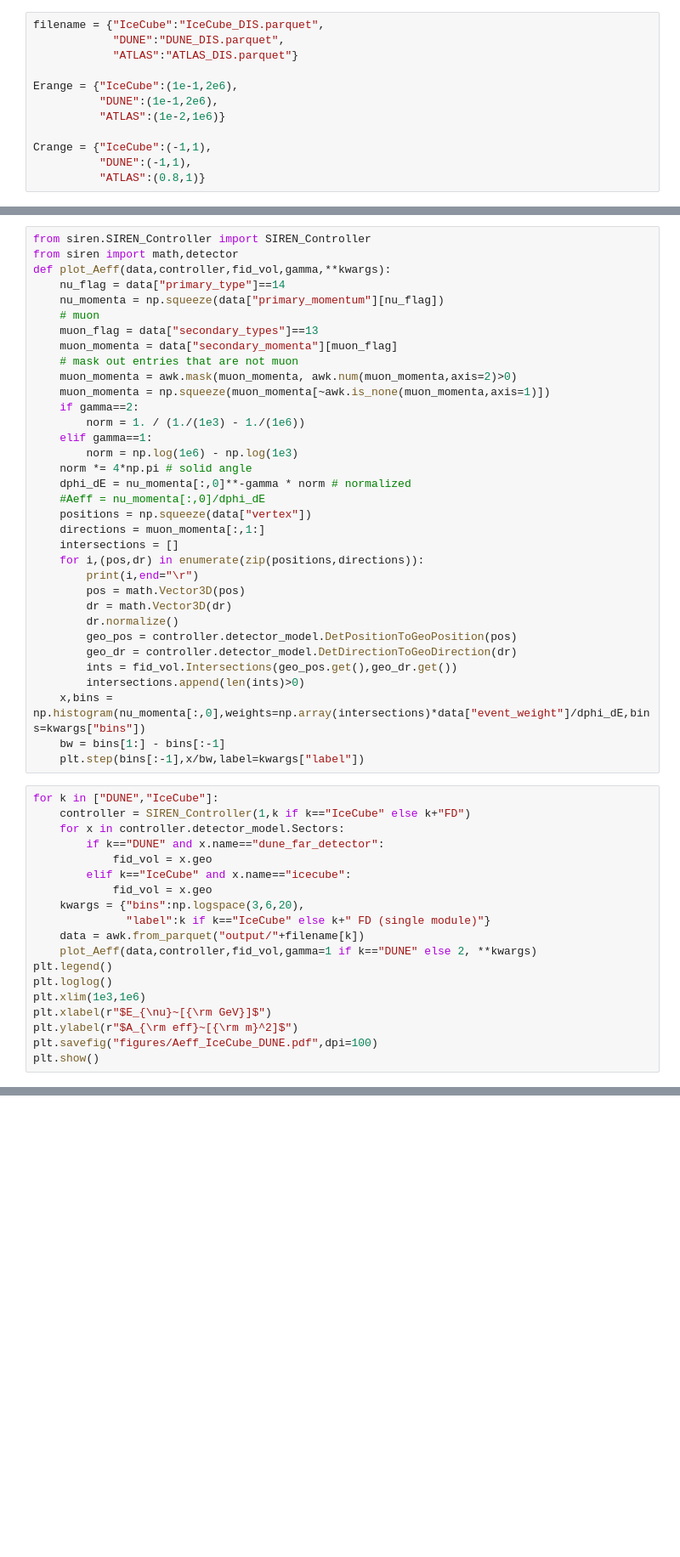
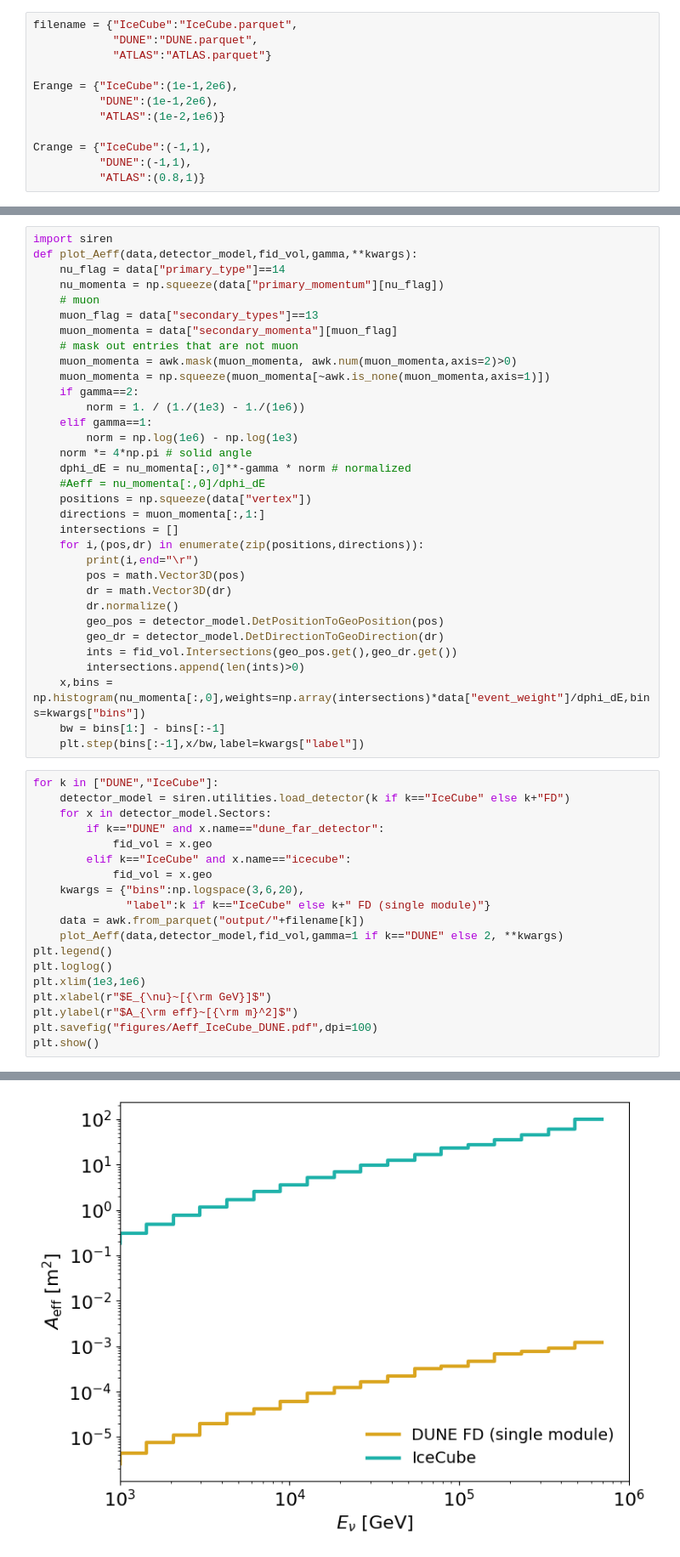
Before and after one commit to Harvard-Neutrino/SIREN, a Jupyter notebook: resources/examples/example1/PaperPlots.ipynb, the cells around one changed output, grey strips where cells are left out. Shown at 85% size. Saved outputs shown, nothing was run; the diff lists cells and outputs as text; blank space fills up the shorter version.

```diff
--- a/resources/examples/example1/PaperPlots.ipynb
+++ b/resources/examples/example1/PaperPlots.ipynb
@@ -9,9 +9,9 @@ import os
 try: os.mkdir("figures")
 except FileExistsError: pass
 # %%
-filename = {"IceCube":"IceCube_DIS.parquet",
-            "DUNE":"DUNE_DIS.parquet",
-            "ATLAS":"ATLAS_DIS.parquet"}
+filename = {"IceCube":"IceCube.parquet",
+            "DUNE":"DUNE.parquet",
+            "ATLAS":"ATLAS.parquet"}
 
 Erange = {"IceCube":(1e-1,2e6),
           "DUNE":(1e-1,2e6),
@@ -206,7 +219,6 @@ for k in filename.keys():
 # %%
-from siren.SIREN_Controller import SIREN_Controller
-from siren import math,detector
-def plot_Aeff(data,controller,fid_vol,gamma,**kwargs):
+import siren
+def plot_Aeff(data,detector_model,fid_vol,gamma,**kwargs):
     nu_flag = data["primary_type"]==14
     nu_momenta = np.squeeze(data["primary_momentum"][nu_flag])
     # muon
@@ -230,8 +242,8 @@ def plot_Aeff(data,controller,fid_vol,gamma,**kwargs):
         pos = math.Vector3D(pos)
         dr = math.Vector3D(dr)
         dr.normalize()
-        geo_pos = controller.detector_model.DetPositionToGeoPosition(pos)
-        geo_dr = controller.detector_model.DetDirectionToGeoDirection(dr)
+        geo_pos = detector_model.DetPositionToGeoPosition(pos)
+        geo_dr = detector_model.DetDirectionToGeoDirection(dr)
         ints = fid_vol.Intersections(geo_pos.get(),geo_dr.get())
         intersections.append(len(ints)>0)
     x,bins = np.histogram(nu_momenta[:,0],weights=np.array(intersections)*data["event_weight"]/dphi_dE,bins=kwargs["bins"])
@@ -239,8 +251,8 @@ def plot_Aeff(data,controller,fid_vol,gamma,**kwargs):
     plt.step(bins[:-1],x/bw,label=kwargs["label"])
 # %%
 for k in ["DUNE","IceCube"]:
-    controller = SIREN_Controller(1,k if k=="IceCube" else k+"FD")
-    for x in controller.detector_model.Sectors:
+    detector_model = siren.utilities.load_detector(k if k=="IceCube" else k+"FD")
+    for x in detector_model.Sectors:
         if k=="DUNE" and x.name=="dune_far_detector":
             fid_vol = x.geo
         elif k=="IceCube" and x.name=="icecube":
@@ -248,7 +260,7 @@ for k in ["DUNE","IceCube"]:
     kwargs = {"bins":np.logspace(3,6,20),
               "label":k if k=="IceCube" else k+" FD (single module)"}
     data = awk.from_parquet("output/"+filename[k])
-    plot_Aeff(data,controller,fid_vol,gamma=1 if k=="DUNE" else 2, **kwargs)
+    plot_Aeff(data,detector_model,fid_vol,gamma=1 if k=="DUNE" else 2, **kwargs)
 plt.legend()
 plt.loglog()
 plt.xlim(1e3,1e6)
@@ -256,3 +268,4 @@ plt.xlabel(r"$E_{\nu}~[{\rm GeV}]$")
 plt.ylabel(r"$A_{\rm eff}~[{\rm m}^2]$")
 plt.savefig("figures/Aeff_IceCube_DUNE.pdf",dpi=100)
 plt.show()
+# %% [output]
@@ -259,3 +273,4 @@ plt.show()
+[figure, added]
 # %%
 base = -5
 for k in filename.keys():
```
Also changed, not shown: parts of 3 cells of this notebook, 6 other files.
